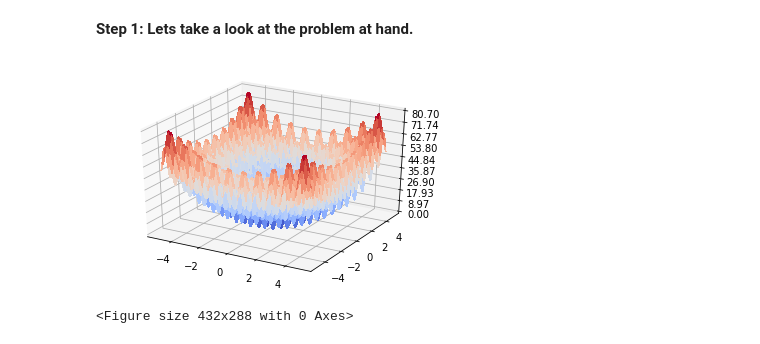
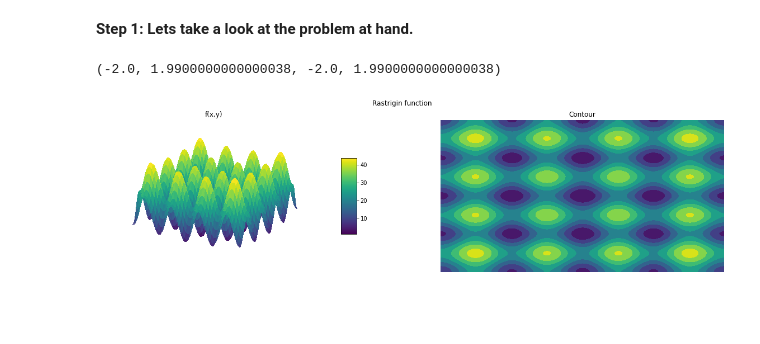
Before and after one commit to sergionovi/OptmizationViaGeneticAlgorithm, a Jupyter notebook: GeneticOptimization.ipynb, the cells around one changed output. Saved outputs shown, nothing was run; the diff lists cells and outputs as text; code cells hidden in the pictures; blank space fills up the shorter version.

```diff
--- a/GeneticOptimization.ipynb
+++ b/GeneticOptimization.ipynb
@@ -18,35 +18,51 @@ As x^2 and y^2 are always positive, it is clear that the global minimums occurs
 # %%
 # Import Usefull libraries to plot f(x,y) to get a feeling of the problem
 
 from mpl_toolkits.mplot3d import Axes3D  # noqa: F401 unused import
 import matplotlib.pyplot as plt
 from matplotlib import cm
 from matplotlib.ticker import LinearLocator, FormatStrFormatter
+from mpl_toolkits.mplot3d import axes3d
 import numpy as np
 import math as math
 
 # Make data grid for evaluating z=f(x,y)
-X = np.arange(-5, 5, 0.01)
-Y = np.arange(-5, 5, 0.01)
+X = np.arange(-2, 2, 0.01)
+Y = np.arange(-2, 2, 0.01)
 X, Y = np.meshgrid(X, Y)
 
 Z = 20+ X**2 + Y**2 -10*np.cos(2*math.pi*X) -10*np.cos(2*math.pi*Y)
 
-# Create Figrure
-fig = plt.figure()
-ax = fig.gca(projection='3d')
+#Create Figure
 
-# Plot the surface.
-surf = ax.plot_surface(X, Y, Z, cmap=cm.coolwarm,
+fig = plt.figure(figsize=(20,5))
+ax = fig.add_subplot(1, 2, 1, projection='3d')
+
+## Fig name
+fig.suptitle('Rastrigin function')
+
+#Surface
+surf = ax.plot_surface(X, Y, Z, cmap=cm.viridis,
                        linewidth=0, antialiased=False)
-# Customize the z axis.
-ax.zaxis.set_major_locator(LinearLocator(10))
-ax.zaxis.set_major_formatter(FormatStrFormatter('%.02f'))
 
-# Add a color bar which maps values to colors.
-#fig.colorbar(surf, shrink=0.5, aspect=5)
+plt.xlabel('x')
+plt.ylabel('y')
+ax.title.set_text('f(x,y)')
+plt.axis('off')
 
-plt.show()
+## Add color bar
+fig.colorbar(surf, shrink=0.5, aspect=5)
+
+#Plot range
+ax.set_xlim([-2, 2])
+ax.set_ylim([-2, 2])
+
+
+## Contour
+ax = fig.add_subplot(1, 2, 2)
+ax.contourf(X, Y, Z)
+ax.title.set_text('Contour')
+plt.axis('off')
 # %% [output]
+(-2.0, 1.9900000000000038, -2.0, 1.9900000000000038)
-[figure, old version]
+[figure, new version]
-<Figure size 432x288 with 0 Axes>
```
Also changed, not shown: parts of 2 cells of this notebook.
